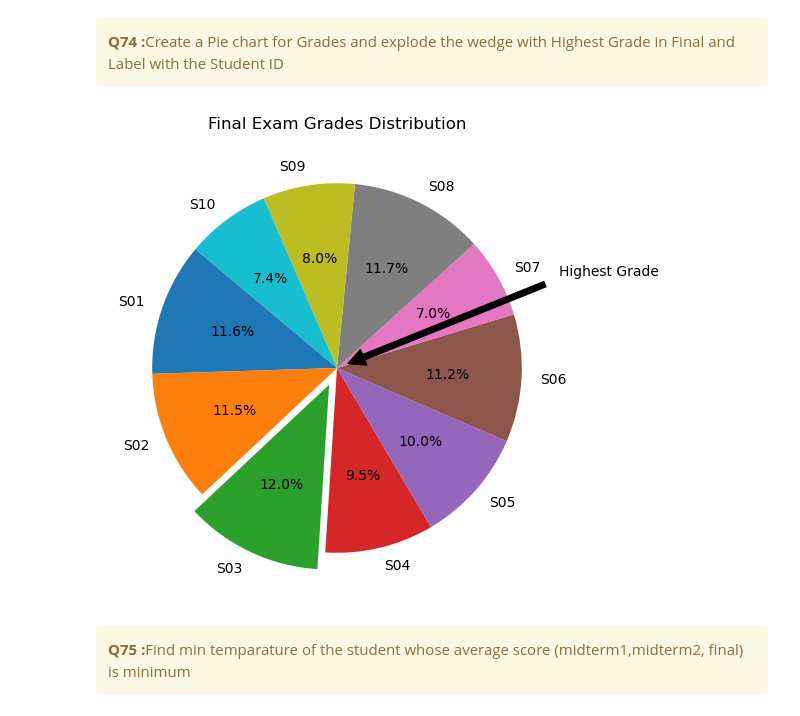
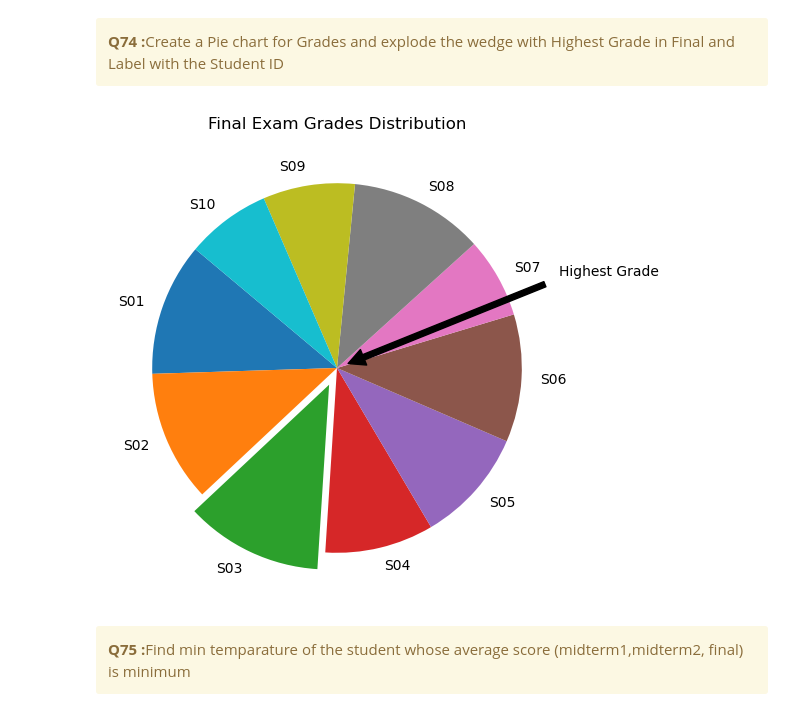
Before and after one commit to Neenu1990/Python_Hackathon_Team_8, a Jupyter notebook: Team8_PythonPioneers_Main80Questions.ipynb, the cells around one changed output. Cells and saved outputs as stored; diff of their text form; code cells hidden in the pictures.

```diff
--- a/Team8_PythonPioneers_Main80Questions.ipynb
+++ b/Team8_PythonPioneers_Main80Questions.ipynb
@@ -1141,34 +1141,34 @@ Maximun EDA of the higest scoring student : 2.92
 # %%
 # Identify the highest grade in the final exam and the corresponding student ID
 max_final_grade_info = df_Grades.loc[df_Grades['final'].idxmax()]
 
 max_final_grade = max_final_grade_info['final']
 
 max_final_student_id = max_final_grade_info['Student_id']
 
 # Prepare data for the pie chart
 final_grades = df_Grades['final']
 
 labels = df_Grades['Student_id']
 
 explode = [0.1 if student_id == max_final_student_id else 0 for student_id in labels]
 
 # Create the pie chart
 plt.figure(figsize=(9, 6))
 
-plt.pie(final_grades, labels=labels, explode=explode, autopct='%1.1f%%',startangle=140)
+plt.pie(final_grades, labels=labels, explode=explode,startangle=140)
 
 plt.title('Final Exam Grades Distribution')
 
 # Highlight the wedge with the highest grade
 plt.annotate('Highest Grade', xy=(0, 0), xytext=(1.2, 0.5),
 
              arrowprops=dict(facecolor='black', shrink=0.05))
 
 # Show the plot
 plt.show()
 # %% [output]
-[figure, old version]
+[figure, new version]
 # %% [markdown]
 <div class="alert alert-block alert-warning">
 <b>Q75 :</b>Find min temparature of the student whose average score (midterm1,midterm2, final) is minimum
```
Also changed, not shown: parts of 5 cells of this notebook.
